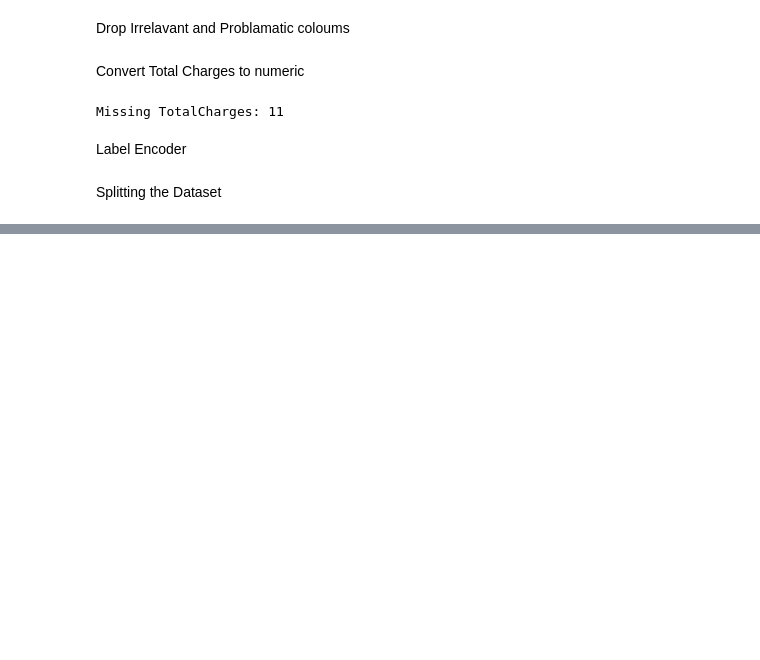
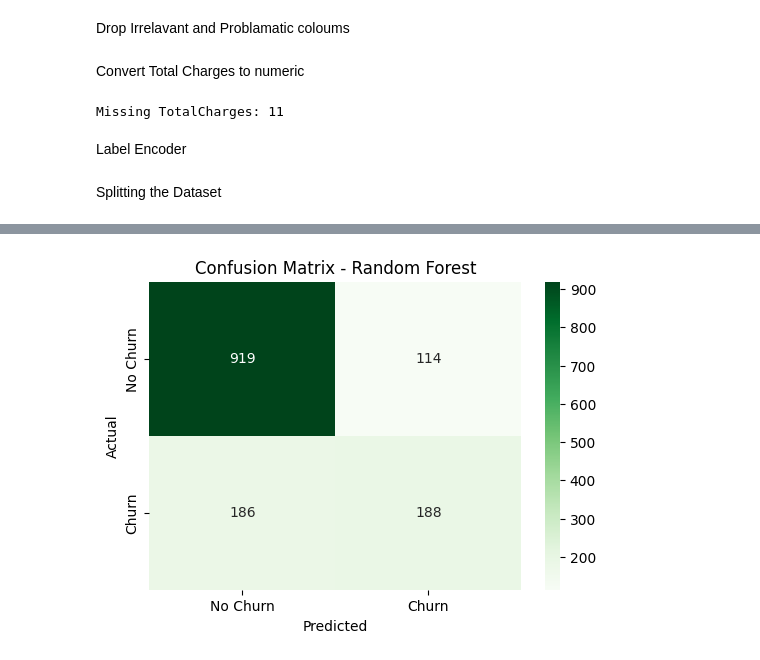
Before and after one commit to saikumartech/Customer-Churn-Prediction-Retention-Dashboard-, a Jupyter notebook: Customer_Churn_Prediction_&_Retention_Dashboard.ipynb, the cells around one changed output, grey strips where cells are left out. Saved outputs shown, nothing was run; the diff lists cells and outputs as text; code cells hidden in the pictures; blank space fills up the shorter version.

```diff
--- a/Customer_Churn_Prediction_&_Retention_Dashboard.ipynb
+++ b/Customer_Churn_Prediction_&_Retention_Dashboard.ipynb
@@ -296,0 +322,16 @@ X_train, X_test, y_train, y_test = train_test_split(X, y, test_size=0.2, random_
+# %%
+from sklearn.ensemble import RandomForestClassifier
+from sklearn.metrics import accuracy_score, classification_report, confusion_matrix
+
+# Initialize and train Random Forest model
+rf_model = RandomForestClassifier(random_state=42)
+rf_model.fit(X_train, y_train)
+
+# Predict on the test set
+y_pred_rf = rf_model.predict(X_test)
+
+# Evaluate the model
+print("✅ Model Evaluation - Random Forest")
+print("Accuracy:", accuracy_score(y_test, y_pred_rf))
+print("\nClassification Report:\n", classification_report(y_test, y_pred_rf))
+print("\nConfusion Matrix:\n", confusion_matrix(y_test, y_pred_rf))
@@ -296,0 +364,14 @@ X_train, X_test, y_train, y_test = train_test_split(X, y, test_size=0.2, random_
+# %%
+# Confusion matrix heatmap
+cm_rf = confusion_matrix(y_test, y_pred_rf)
+
+plt.figure(figsize=(6, 4))
+sns.heatmap(cm_rf, annot=True, fmt='d', cmap='Greens',
+            xticklabels=['No Churn', 'Churn'],
+            yticklabels=['No Churn', 'Churn'])
+plt.xlabel('Predicted')
+plt.ylabel('Actual')
+plt.title('Confusion Matrix - Random Forest')
+plt.show()
+# %% [output]
+[figure, added]
```
Also changed, not shown: parts of 14 cells of this notebook.
